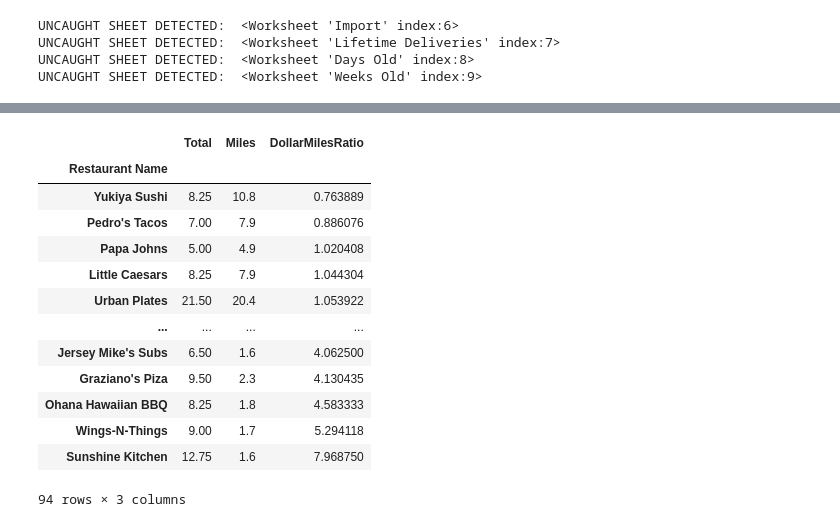
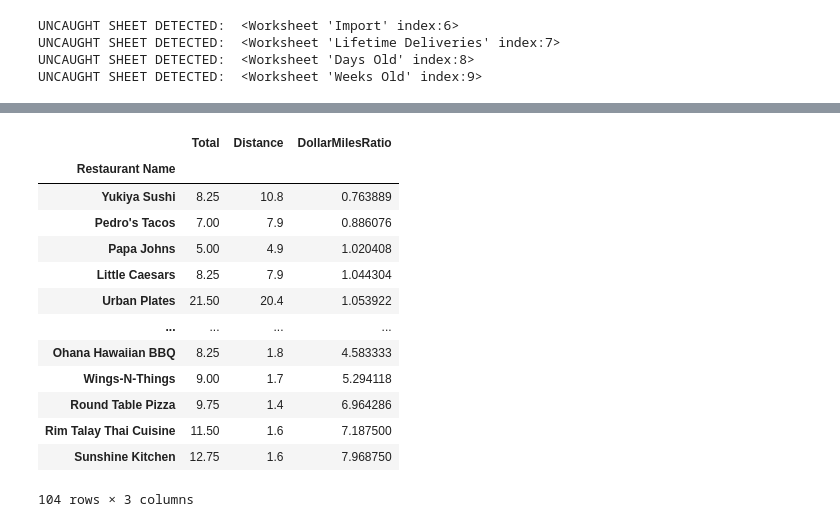
Before and after one commit to Crawford92/DeliveryData, a Jupyter notebook: stats.ipynb, the cells around one changed output, grey strips where cells are left out. Drawn from its saved outputs; the diff is of its cells as text; code cells hidden in the pictures.

```diff
--- a/stats.ipynb
+++ b/stats.ipynb
@@ -107,0 +130,12 @@ dollars_to_floats(sheets_result, ["Total", "Pay", "Tip", "Peak Bonus"])
+# %%
+#Convert to float, all non converted yield NaN
+sheets_DelDF["Duration"] = pd.to_numeric(sheets_DelDF["Duration"], errors='coerce')
+#Drop NaN
+sheets_DelDF = sheets_DelDF[sheets_DelDF["Duration"].notna()]
+
+
+#sheets_DelDF["Duration"] = sheets_DelDF["Duration"].astype(float)
+sheets_DelDF["Est Adj"] = (sheets_DelDF["Duration"]/60*18
+                            + sheets_DelDF["Distance"]*(0.34) ) - sheets_DelDF["Base"]
+
+sheets_DelDF.tail()
@@ -175,20 +262,21 @@ sheets_WeeksDF.sort_values(by=["pretotalactiveratio"])
 # %%
 #Dollars Earned vs Miles Driven doodle
 #$ to float
 #drop non numeric Miles values, then convert column to float
 #agg sum Total and Miles, by restaurant name (then round)
 #create new column as Total/Miles
 #sort low to high
 tempDF = sheets_DelDF.copy()
-dollars_to_floats(tempDF, ["Total"])
-tempDF = tempDF[tempDF.Miles!="-"]
-tempDF["Miles"] = tempDF["Miles"].astype(float)
-tempDF = tempDF.groupby(["Restaurant Name"]).agg({"Total": "sum", "Miles": "sum"})
-tempDF = tempDF.round({'Pay': 2, 'Tip': 2})
-tempDF["DollarMilesRatio"] = tempDF["Total"]/tempDF["Miles"]
+#dollars_to_floats(tempDF, ["Total"])
+#display(tempDF)
+tempDF = tempDF[tempDF.Distance!="-"]
+tempDF["Distance"] = tempDF["Distance"].astype(float)
+tempDF = tempDF.groupby(["Restaurant Name"]).agg({"Total": "sum", "Distance": "sum"})
+tempDF = tempDF.round({'Base': 2, 'Tip': 2})
+tempDF["DollarMilesRatio"] = tempDF["Total"]/tempDF["Distance"]
 tempDF.sort_values(by="DollarMilesRatio")
 # %% [output]
-|  | Total | Miles | DollarMilesRatio |
+|  | Total | Distance | DollarMilesRatio |
 | Restaurant Name |  |  |  |
 | Yukiya Sushi | 8.25 | 10.8 | 0.763889 |
 | Pedro's Tacos | 7.00 | 7.9 | 0.886076 |
@@ -196,12 +284,12 @@ tempDF.sort_values(by="DollarMilesRatio")
 | Little Caesars | 8.25 | 7.9 | 1.044304 |
 | Urban Plates | 21.50 | 20.4 | 1.053922 |
 | ... | ... | ... | ... |
-| Jersey Mike's Subs | 6.50 | 1.6 | 4.062500 |
-| Graziano's Piza | 9.50 | 2.3 | 4.130435 |
 | Ohana Hawaiian BBQ | 8.25 | 1.8 | 4.583333 |
 | Wings-N-Things | 9.00 | 1.7 | 5.294118 |
+| Round Table Pizza | 9.75 | 1.4 | 6.964286 |
+| Rim Talay Thai Cuisine | 11.50 | 1.6 | 7.187500 |
 | Sunshine Kitchen | 12.75 | 1.6 | 7.968750 |
-94 rows × 3 columns
+104 rows × 3 columns
 # %%
 sheets_DaysDF.max() #would be useful with more attributes converted to float
 # %% [output]
```
Also changed, not shown: parts of 16 cells of this notebook.
